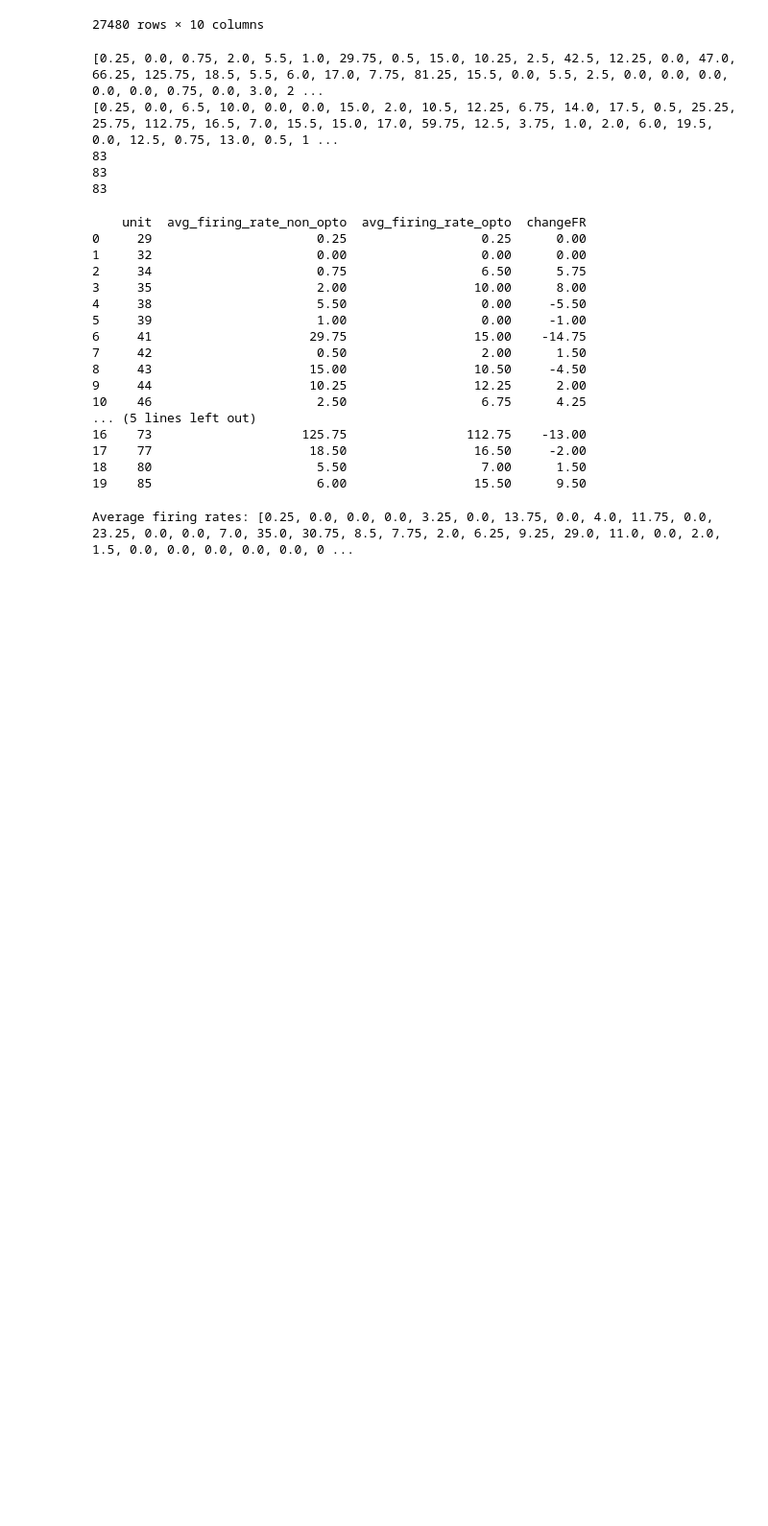
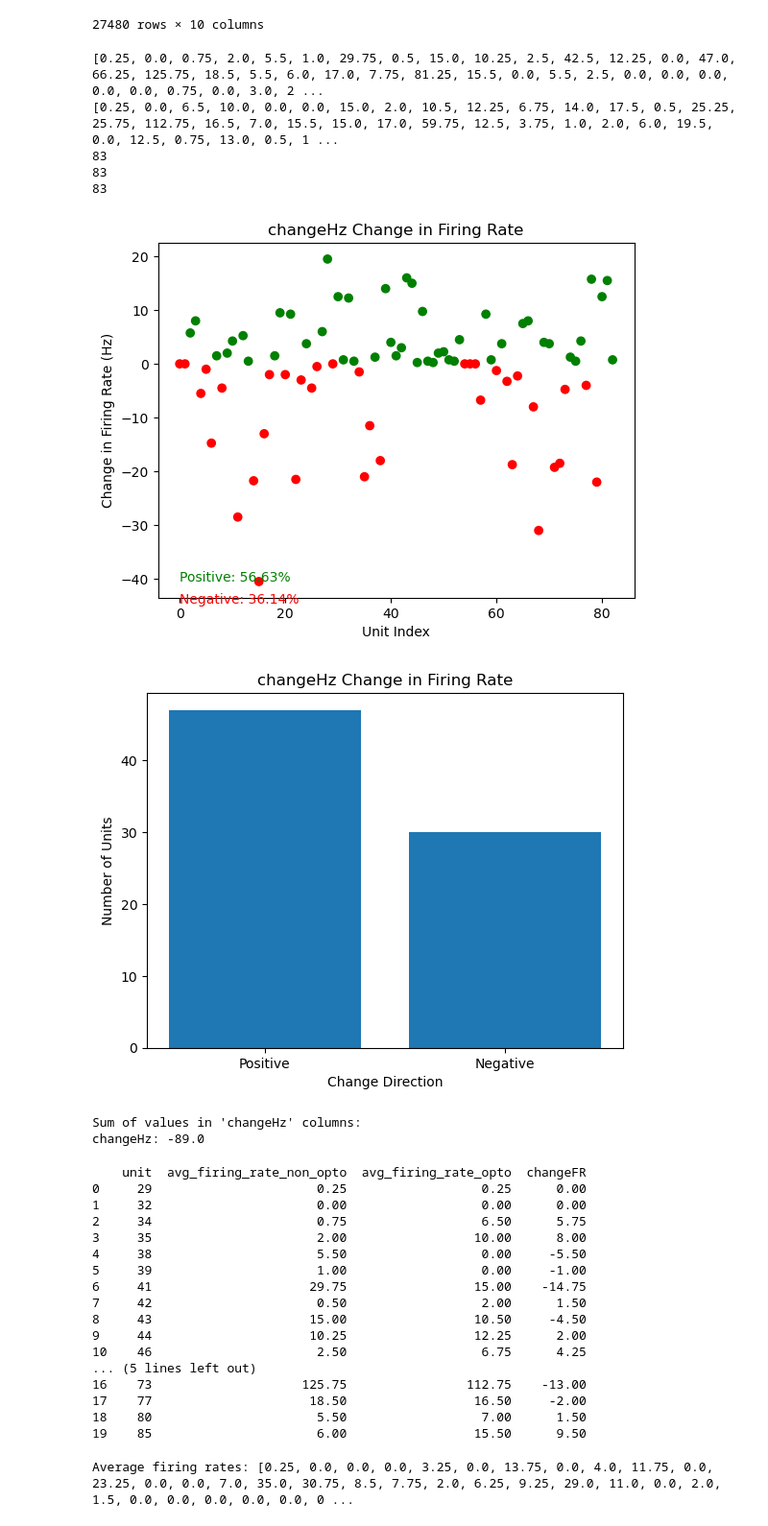
Before and after one commit to granthughes1999/nwb, a Jupyter notebook: Rotation_files/paBoNT2_analysis_grant.ipynb, the cells around one changed output. Shown: that part at 96% size. Saved outputs shown, nothing was run; the diff lists cells and outputs as text; code cells hidden in the pictures; blank space fills up the shorter version.

Commit message:
scatter_plot("A","v1",path,0,0.04, 0.08,0.005)WORKING

```diff
--- a/Rotation_files/paBoNT2_analysis_grant.ipynb
+++ b/Rotation_files/paBoNT2_analysis_grant.ipynb
@@ -2159,14 +2220,19 @@ paBont2.trials()
 # %%
 # def allUnits_early_window_matrix(self, probeLetter, pre, post,shift_trigger_start_time,bin_size):
 path = r"G:/Grant/rotation/2023-09-29_16-07-39_PaBont2/plots/earlyWindow/probeA/"
 # fr = paBont2.allUnits_combined_matrix("A","v1",path,0,0.04, 0.08,0.005)
-fr = paBont2.allUnits_early_window_matrix("A","v1",path,0,0.04, 0.08,0.005)
+# fr = paBont2.allUnits_early_window_matrix("A","v1",path,0,0.04, 0.08,0.005)
+fr = paBont2.scatter_plot("A","v1",path,0,0.04, 0.08,0.005)
 # %% [output]
 [0.25, 0.0, 0.75, 2.0, 5.5, 1.0, 29.75, 0.5, 15.0, 10.25, 2.5, 42.5, 12.25, 0.0, 47.0, 66.25, 125.75, 18.5, 5.5, 6.0, 17.0, 7.75, 81.25, 15.5, 0.0, 5.5, 2.5, 0.0, 0.0, 0.0, 0.0, 0.0, 0.75, 0.0, 3.0, 2 ...
 [0.25, 0.0, 6.5, 10.0, 0.0, 0.0, 15.0, 2.0, 10.5, 12.25, 6.75, 14.0, 17.5, 0.5, 25.25, 25.75, 112.75, 16.5, 7.0, 15.5, 15.0, 17.0, 59.75, 12.5, 3.75, 1.0, 2.0, 6.0, 19.5, 0.0, 12.5, 0.75, 13.0, 0.5, 1 ...
 83
 83
 83
+[figure, added]
+[figure, added]
+Sum of values in 'changeHz' columns:
+changeHz: -89.0
 # %%
 print(fr[0:20])
 # %% [output]
```
Also changed, not shown: parts of 1 cell of this notebook.
